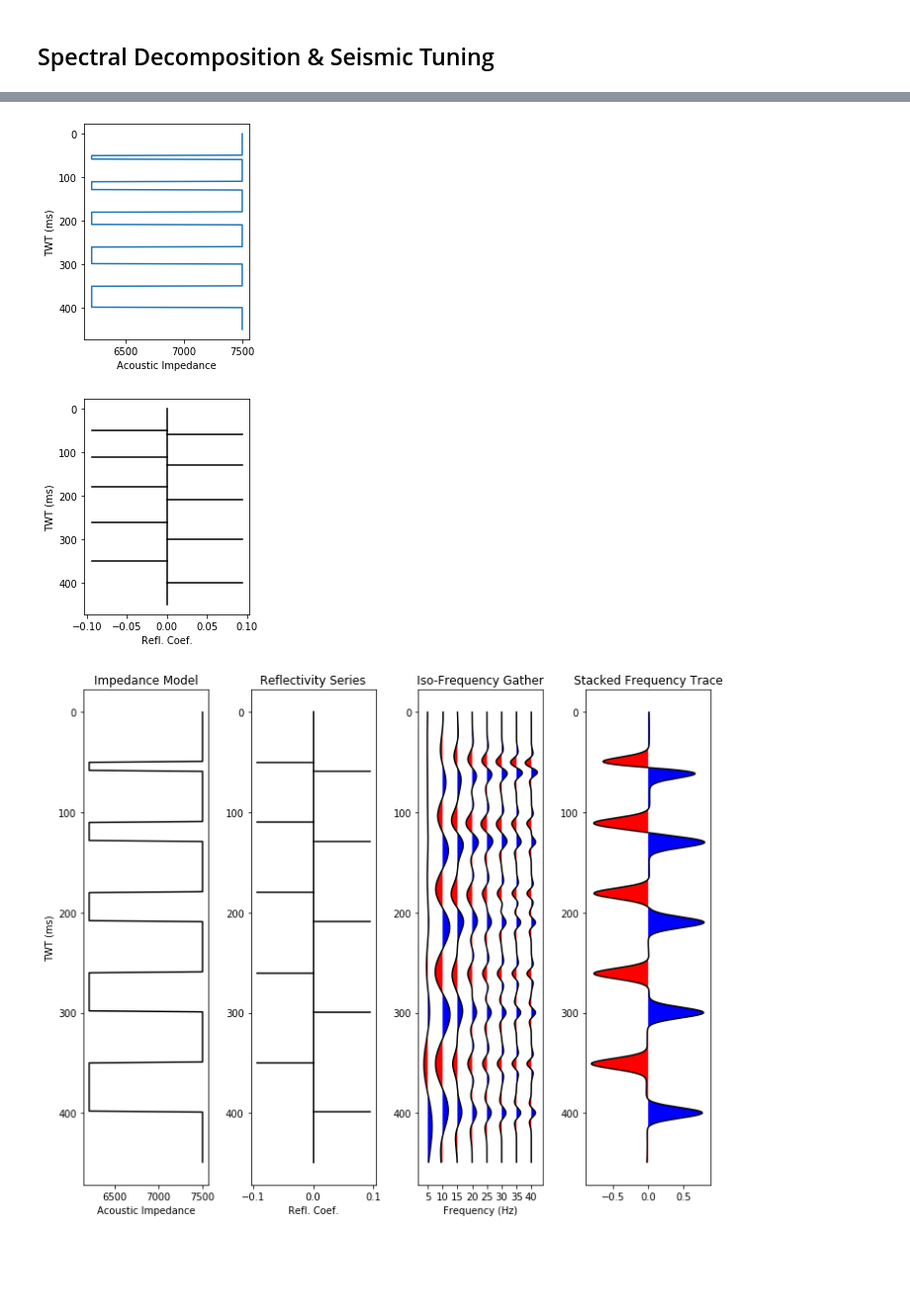
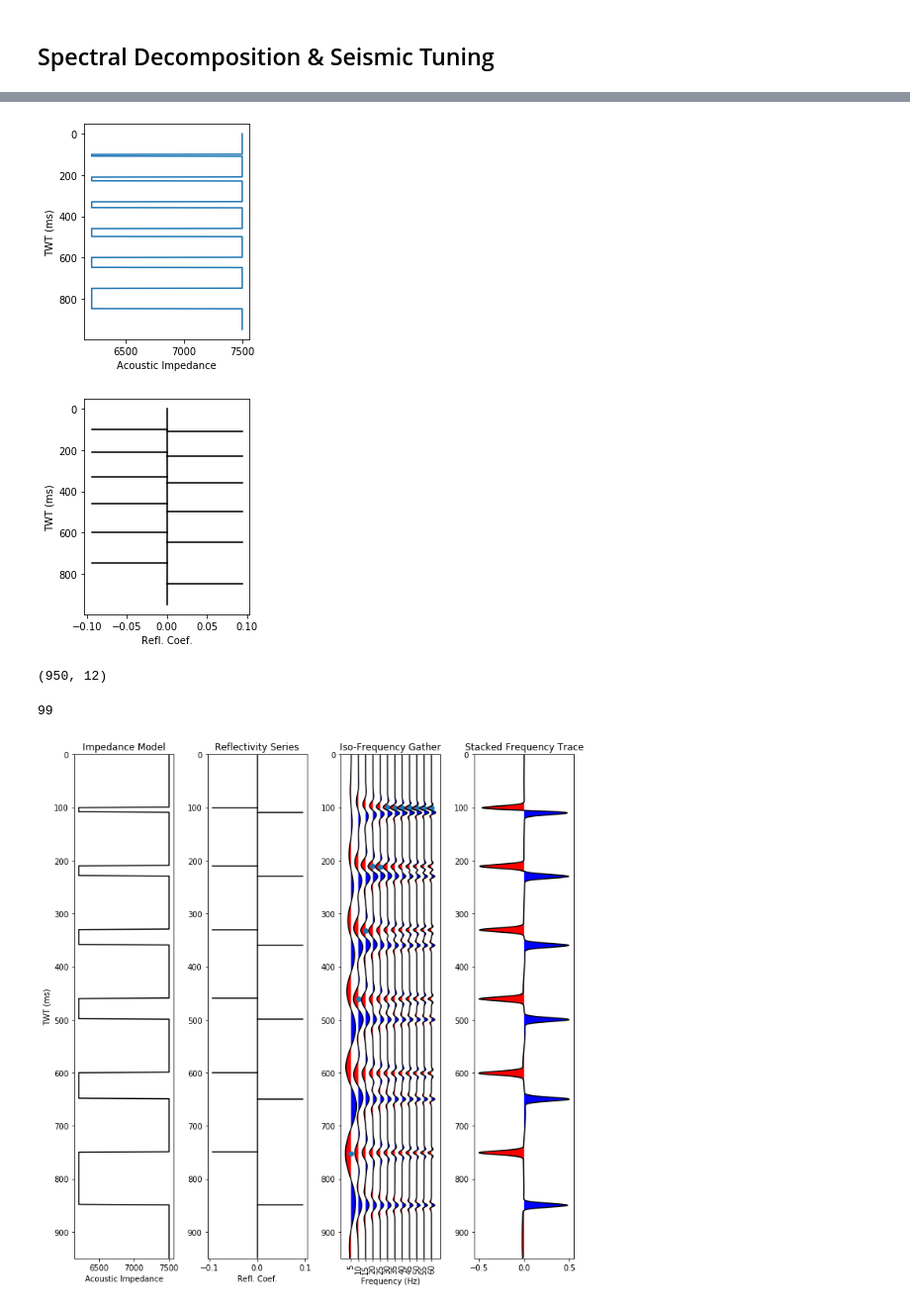
Before and after one commit to bdowdell/flask_pyseistuned, a Jupyter notebook: nb/image_plots.ipynb, the cells around one changed output, grey strips where cells are left out. Shown at 99% size. Cells and saved outputs as stored; diff of their text form; code cells hidden in the pictures; blank space fills up the shorter version.

Commit message:
updates iso-frequency gather plot out to 60 Hz

```diff
--- a/nb/image_plots.ipynb
+++ b/nb/image_plots.ipynb
@@ -377,12 +377,18 @@ plt.plot(wedge_thickness, amp/(1/apparent_wedge_thickness))
 # %% [markdown]
 ## Spectral Decomposition & Seismic Tuning
 # %%
-lith_trace = np.zeros(450, dtype=np.int64)
-lith_trace[50:59] = 1  # 10 ms
-lith_trace[110:129] = 1  # 20 ms
-lith_trace[180:209] = 1  # 30 ms
-lith_trace[260:299] = 1  # 40 ms
-lith_trace[350:399] = 1  # 50 ms
+lith_trace = np.zeros(950, dtype=np.int64)
+#lith_trace[50:59] = 1  # 10 ms
+#lith_trace[110:129] = 1  # 20 ms
+#lith_trace[180:209] = 1  # 30 ms
+#lith_trace[260:299] = 1  # 40 ms
+#lith_trace[350:399] = 1  # 50 ms
+lith_trace[100:109] = 1  # 10 ms
+lith_trace[210:229] = 1  # 20 ms
+lith_trace[330:359] = 1  # 30 ms
+lith_trace[460:499] = 1  # 40 ms
+lith_trace[600:649] = 1  # 50 ms
+lith_trace[750:849] = 1  # 100 ms
 # %%
 dt = 0.001
 z = np.zeros(lith_trace.shape[0])
@@ -412,7 +418,7 @@ ax.set_ylabel('TWT (ms)')
 ax.set_xlabel('Acoustic Impedance')
 plt.show()
 # %% [output]
-[figure, old version]
+[figure, new version]
 # %%
 rc_trace = np.zeros(imp_trace.shape)
 rc_trace[1:] = (imp_trace[1:] - imp_trace[:-1]) / (imp_trace[1:] + imp_trace[:-1])
@@ -434,7 +440,7 @@ ax.set_ylabel('TWT (ms)')
 ax.set_xlabel('Refl. Coef.')
 plt.show()
 # %% [output]
-[figure, old version]
+[figure, new version]
 # %%
 ricker_05 = wavelet(duration=0.4, dt=0.001, w_type=0, f=[5])
 ricker_10 = wavelet(duration=0.2, dt=0.001, w_type=0, f=[10])
@@ -444,6 +450,10 @@ ricker_25 = wavelet(duration=0.1, dt=0.001, w_type=0, f=[25])
 ricker_30 = wavelet(duration=0.1, dt=0.001, w_type=0, f=[30])
 ricker_35 = wavelet(duration=0.1, dt=0.001, w_type=0, f=[35])
 ricker_40 = wavelet(duration=0.1, dt=0.001, w_type=0, f=[40])
+ricker_45 = wavelet(duration=0.1, dt=0.001, w_type=0, f=[45])
+ricker_50 = wavelet(duration=0.1, dt=0.001, w_type=0, f=[50])
+ricker_55 = wavelet(duration=0.1, dt=0.001, w_type=0, f=[55])
+ricker_60 = wavelet(duration=0.1, dt=0.001, w_type=0, f=[60])
 # %%
 def convolve(rc, wavelet):
     synth = np.apply_along_axis(lambda t: np.convolve(t, wavelet, mode="same"), axis=0, arr=rc)
@@ -457,8 +467,20 @@ synth_25 = convolve(rc_trace, ricker_25)
 synth_30 = convolve(rc_trace, ricker_30)
 synth_35 = convolve(rc_trace, ricker_35)
 synth_40 = convolve(rc_trace, ricker_40)
+synth_45 = convolve(rc_trace, ricker_45)
+synth_50 = convolve(rc_trace, ricker_50)
+synth_55 = convolve(rc_trace, ricker_55)
+synth_60 = convolve(rc_trace, ricker_60)
 # %%
-iso_freq_gather = np.column_stack((synth_05, synth_10, synth_15, synth_20, synth_25, synth_30, synth_35, synth_40))
+iso_freq_gather = np.column_stack((synth_05, synth_10, synth_15, synth_20, synth_25, synth_30, synth_35, synth_40, synth_45, synth_50, synth_55, synth_60))
+# %%
+iso_freq_gather.shape
+# %% [output]
+(950, 12)
+# %%
+np.argmin(iso_freq_gather[:,5])
+# %% [output]
+99
 # %%
 ifg_min = np.min(iso_freq_gather)
 ifg_max = np.max(iso_freq_gather)
@@ -466,13 +488,15 @@ d_ifg = ifg_max - ifg_min
 
 dx = 5
 
-fig = plt.figure(figsize=(10,8))
+fig = plt.figure(figsize=(10,10))
 
 ax1 = fig.add_subplot(141)
 ax1.plot(imp_trace, z, 'k')
 ax1.set_xlabel('Acoustic Impedance')
 ax1.set_ylabel('TWT (ms)')
 ax1.set_title('Impedance Model')
+ax1.set_yticks(range(0,1000,100))
+ax1.set_ylim(0,950)
 ax1.invert_yaxis()
 
 ax2 = fig.add_subplot(142, sharey=ax1)
@@ -480,35 +504,36 @@ ax2.plot(np.zeros(rc_trace.shape), z, 'k')
 for i,_ in enumerate(rc_trace):
     if rc_trace[i] < 0:
         rc_x = [rc_trace[i], 0]
         rc_y = [i, i]
         ax2.plot(rc_x, rc_y, 'k')
     elif rc_trace[i] > 0:
         rc_x = [0, rc_trace[i]]
         rc_y = [i, i]
         ax2.plot(rc_x, rc_y, 'k')
 ax2.set_xlabel('Refl. Coef.')
 ax2.set_title('Reflectivity Series')
 
 ax3 = fig.add_subplot(143, sharey=ax1)
 for i, trace in enumerate(iso_freq_gather.transpose()):
-    tr = (((trace - ifg_min)/d_ifg) - 0.5)*dx*1
+    tr = (((trace - ifg_min)/d_ifg) - 0.5)*dx*1.5
     x = i*dx + 5
     ax3.plot((x + tr), z, 'k')
     ax3.fill_betweenx(z, x, (x + tr), where=tr>=0, facecolor='blue')
     ax3.fill_betweenx(z, x, (x + tr), where=tr<=0, facecolor='red')
-#ax.invert_yaxis()
-#ax.set_ylabel('TWT (ms)')
+ax3.scatter(range(5,65,5), np.argmin(iso_freq_gather, axis=0))
 ax3.set_xlabel('Frequency (Hz)')
-ax3.set_xticks([5, 10, 15, 20, 25, 30, 35, 40])
+ax3.set_xticks(range(5,65,5))
+ax3.xaxis.set_tick_params(rotation=90)
 ax3.set_title('Iso-Frequency Gather')
 
 ax4 = fig.add_subplot(144, sharey=ax1)
 summed_tr = np.apply_along_axis(np.sum, -1, iso_freq_gather)
+summed_tr = (((summed_tr - np.min(summed_tr))/(np.max(summed_tr) - np.min(summed_tr))) - 0.5)
 ax4.plot(summed_tr, z, 'k')
 ax4.fill_betweenx(z, 0, summed_tr, where=summed_tr>0, facecolor='blue')
 ax4.fill_betweenx(z, 0, summed_tr, where=summed_tr<0, facecolor='red')
 ax4.set_title('Stacked Frequency Trace')
 
 plt.tight_layout()
 # %% [output]
-[figure, old version]
+[figure, new version]
```
Also changed, not shown: parts of 4 cells of this notebook.
